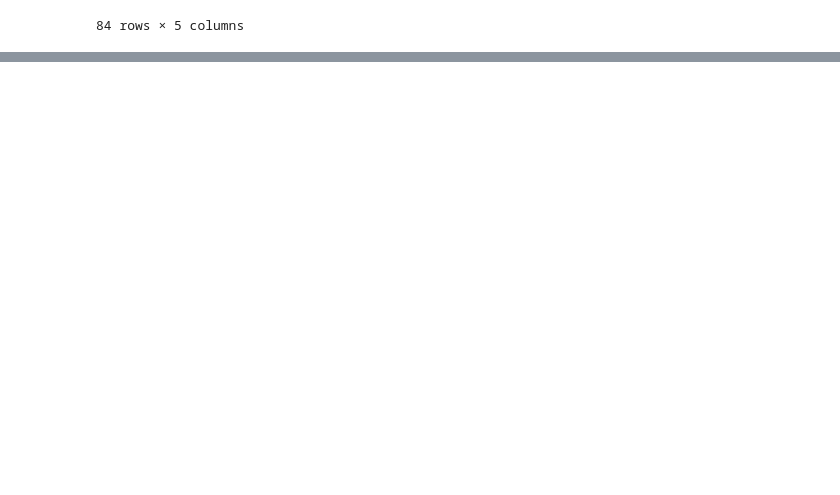
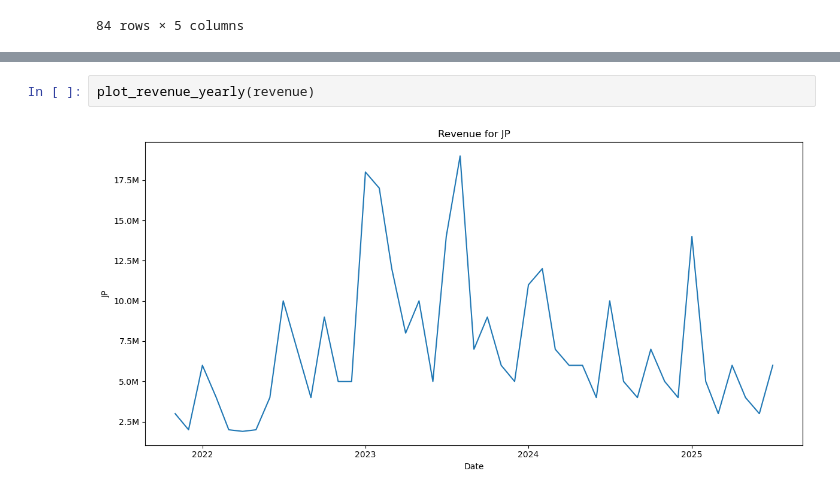
Before and after one commit to willowisp01/blue-archive-forecasting, a Jupyter notebook: analysis.ipynb, the cells around one changed output, grey strips where cells are left out. Drawn from its saved outputs; the diff is of its cells as text; blank space fills up the shorter version.

```diff
--- a/analysis.ipynb
+++ b/analysis.ipynb
@@ -96,0 +214,4 @@ event_jp
+# %%
+plot_revenue_yearly(revenue)
+# %% [output]
+[figure, added]
```
Also changed, not shown: parts of 6 cells of this notebook.
